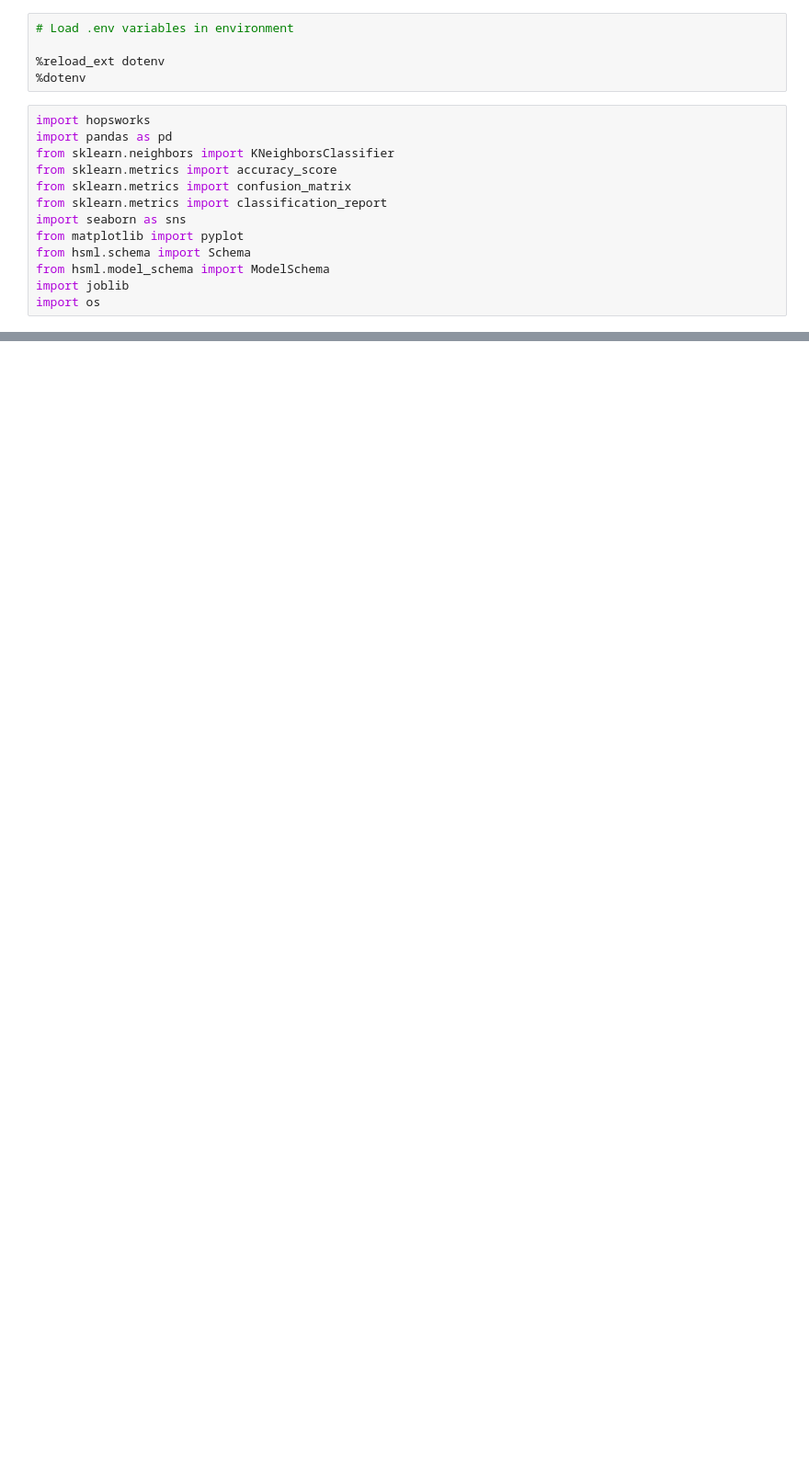
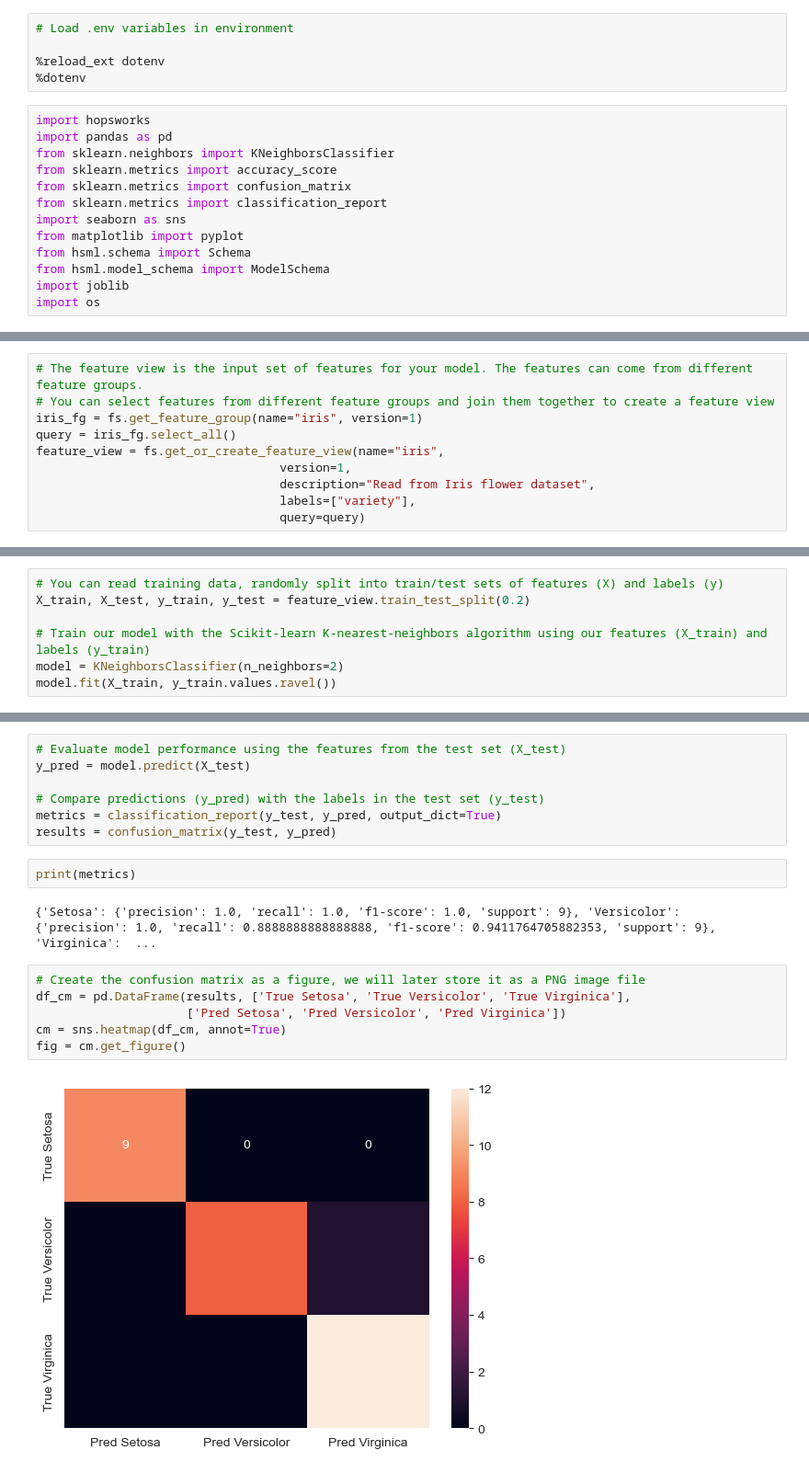
Before and after one commit to GoodOnions/ID2223-Lab1, a Jupyter notebook: iris-training-pipeline.ipynb, the cells around one changed output, grey strips where cells are left out. Shown at 92% size. Saved outputs shown, nothing was run; the diff lists cells and outputs as text; blank space fills up the shorter version.

```diff
--- a/iris-training-pipeline.ipynb
+++ b/iris-training-pipeline.ipynb
@@ -27,0 +28,10 @@ Logged in to project, explore it here https://c.app.hopsworks.ai:443/p/209044
+# %%
+# The feature view is the input set of features for your model. The features can come from different feature groups.
+# You can select features from different feature groups and join them together to create a feature view
+iris_fg = fs.get_feature_group(name="iris", version=1)
+query = iris_fg.select_all()
+feature_view = fs.get_or_create_feature_view(name="iris",
+                                  version=1,
+                                  description="Read from Iris flower dataset",
+                                  labels=["variety"],
+                                  query=query)
@@ -27,0 +41,7 @@ Logged in to project, explore it here https://c.app.hopsworks.ai:443/p/209044
+# %%
+# You can read training data, randomly split into train/test sets of features (X) and labels (y)
+X_train, X_test, y_train, y_test = feature_view.train_test_split(0.2)
+
+# Train our model with the Scikit-learn K-nearest-neighbors algorithm using our features (X_train) and labels (y_train)
+model = KNeighborsClassifier(n_neighbors=2)
+model.fit(X_train, y_train.values.ravel())
@@ -27,0 +84,19 @@ Logged in to project, explore it here https://c.app.hopsworks.ai:443/p/209044
+# %%
+# Evaluate model performance using the features from the test set (X_test)
+y_pred = model.predict(X_test)
+
+# Compare predictions (y_pred) with the labels in the test set (y_test)
+metrics = classification_report(y_test, y_pred, output_dict=True)
+results = confusion_matrix(y_test, y_pred)
+# %%
+print(metrics)
+# %% [output]
+{'Setosa': {'precision': 1.0, 'recall': 1.0, 'f1-score': 1.0, 'support': 9}, 'Versicolor': {'precision': 1.0, 'recall': 0.8888888888888888, 'f1-score': 0.9411764705882353, 'support': 9}, 'Virginica':  ...
+# %%
+# Create the confusion matrix as a figure, we will later store it as a PNG image file
+df_cm = pd.DataFrame(results, ['True Setosa', 'True Versicolor', 'True Virginica'],
+                     ['Pred Setosa', 'Pred Versicolor', 'Pred Virginica'])
+cm = sns.heatmap(df_cm, annot=True)
+fig = cm.get_figure()
+# %% [output]
+[figure, added]
```
Also changed, not shown: parts of 6 cells of this notebook, 2 other files.
